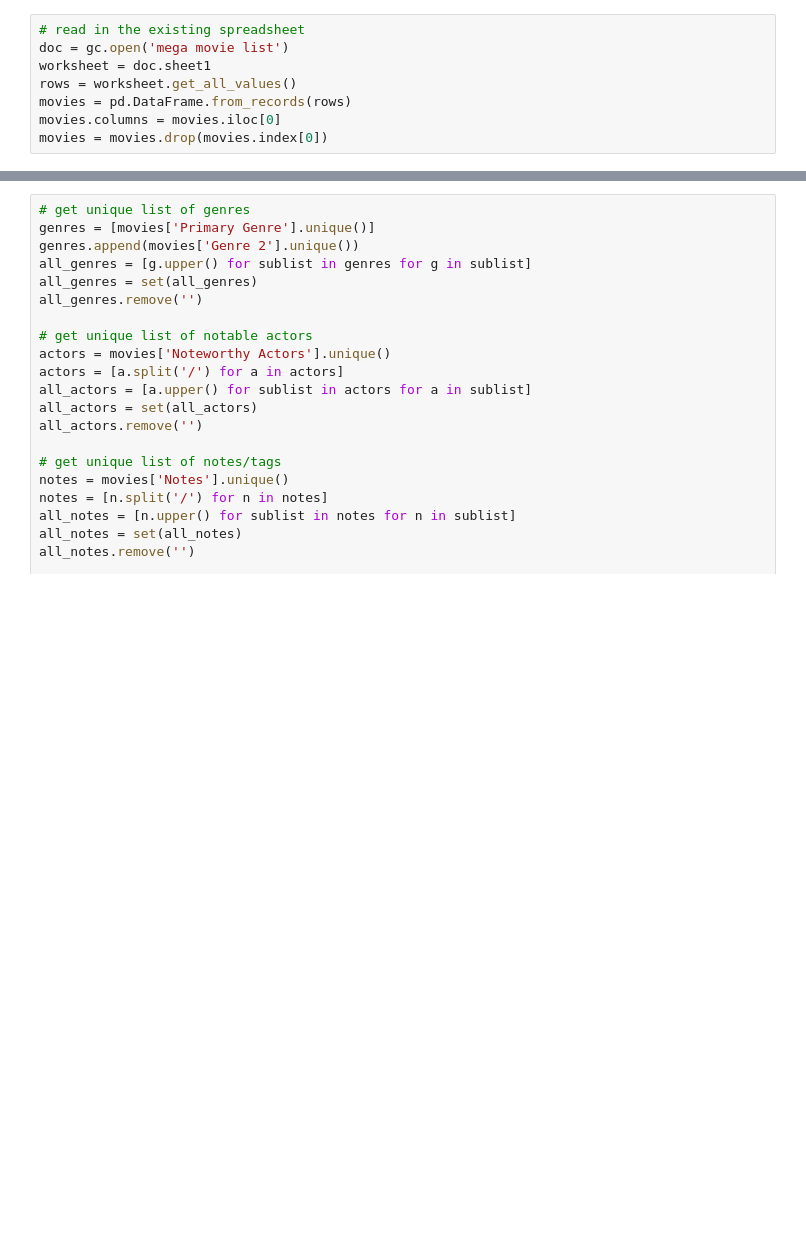
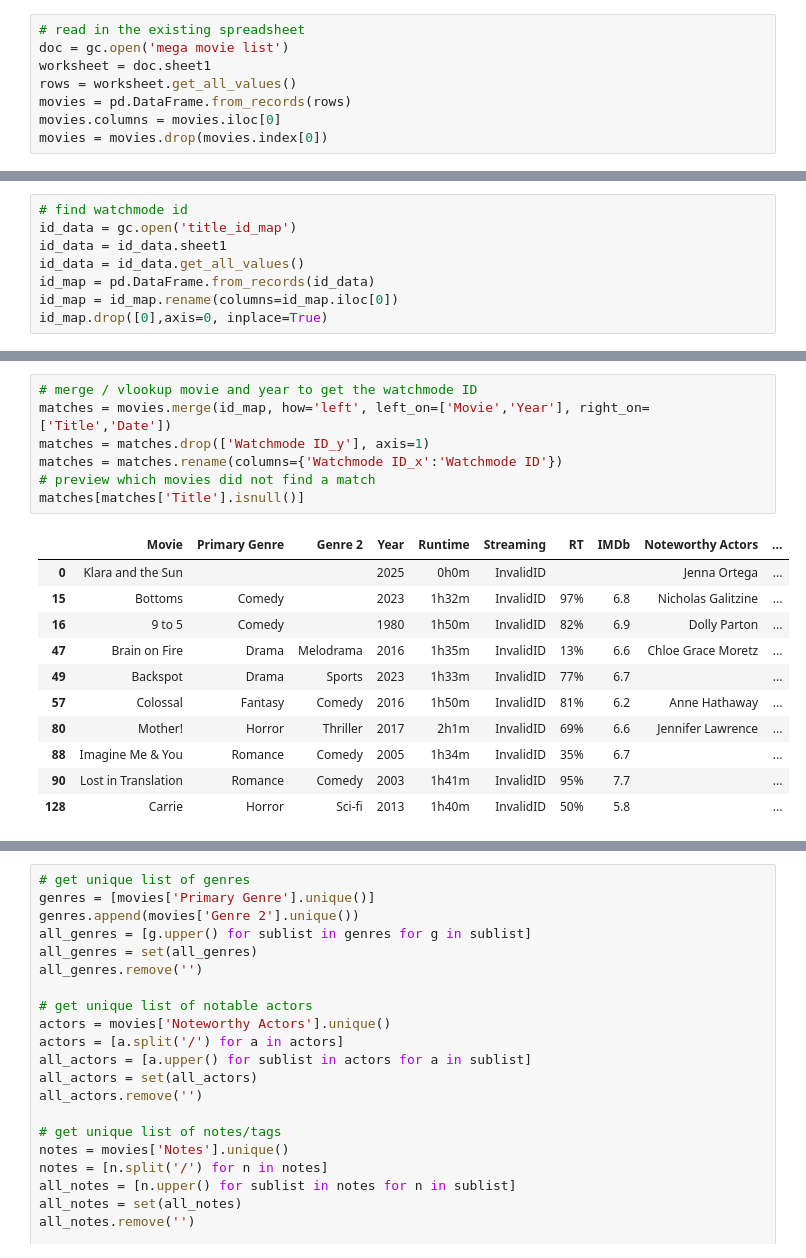
Before and after one commit to julia-e-ma/movies, a Jupyter notebook: RandomMovieGenerator.ipynb, the cells around one changed output, grey strips where cells are left out. Saved outputs shown, nothing was run; the diff lists cells and outputs as text; blank space fills up the shorter version.

Commit message:
adding watchmode api integration

```diff
--- a/RandomMovieGenerator.ipynb
+++ b/RandomMovieGenerator.ipynb
@@ -64,0 +73,8 @@ worksheet.update([movies.columns.values.tolist()] + movies.values.tolist())
+# %%
+# find watchmode id
+id_data = gc.open('title_id_map')
+id_data = id_data.sheet1
+id_data = id_data.get_all_values()
+id_map = pd.DataFrame.from_records(id_data)
+id_map = id_map.rename(columns=id_map.iloc[0])
+id_map.drop([0],axis=0, inplace=True)
@@ -64,0 +90,19 @@ worksheet.update([movies.columns.values.tolist()] + movies.values.tolist())
+# %%
+# merge / vlookup movie and year to get the watchmode ID
+matches = movies.merge(id_map, how='left', left_on=['Movie','Year'], right_on=['Title','Date'])
+matches = matches.drop(['Watchmode ID_y'], axis=1)
+matches = matches.rename(columns={'Watchmode ID_x':'Watchmode ID'})
+# preview which movies did not find a match
+matches[matches['Title'].isnull()]
+# %% [output]
+|  | Movie | Primary Genre | Genre 2 | Year | Runtime | Streaming | RT | IMDb | Noteworthy Actors | ... |
+| 0 | Klara and the Sun |  |  | 2025 | 0h0m | InvalidID |  |  | Jenna Ortega | ... |
+| 15 | Bottoms | Comedy |  | 2023 | 1h32m | InvalidID | 97% | 6.8 | Nicholas Galitzine | ... |
+| 16 | 9 to 5 | Comedy |  | 1980 | 1h50m | InvalidID | 82% | 6.9 | Dolly Parton | ... |
+| 47 | Brain on Fire | Drama | Melodrama | 2016 | 1h35m | InvalidID | 13% | 6.6 | Chloe Grace Moretz | ... |
+| 49 | Backspot | Drama | Sports | 2023 | 1h33m | InvalidID | 77% | 6.7 |  | ... |
+| 57 | Colossal | Fantasy | Comedy | 2016 | 1h50m | InvalidID | 81% | 6.2 | Anne Hathaway | ... |
+| 80 | Mother! | Horror | Thriller | 2017 | 2h1m | InvalidID | 69% | 6.6 | Jennifer Lawrence | ... |
+| 88 | Imagine Me & You | Romance | Comedy | 2005 | 1h34m | InvalidID | 35% | 6.7 |  | ... |
+| 90 | Lost in Translation | Romance | Comedy | 2003 | 1h41m | InvalidID | 95% | 7.7 |  | ... |
+| 128 | Carrie | Horror | Sci-fi | 2013 | 1h40m | InvalidID | 50% | 5.8 |  | ... |
```
Also changed, not shown: parts of 23 cells of this notebook.
